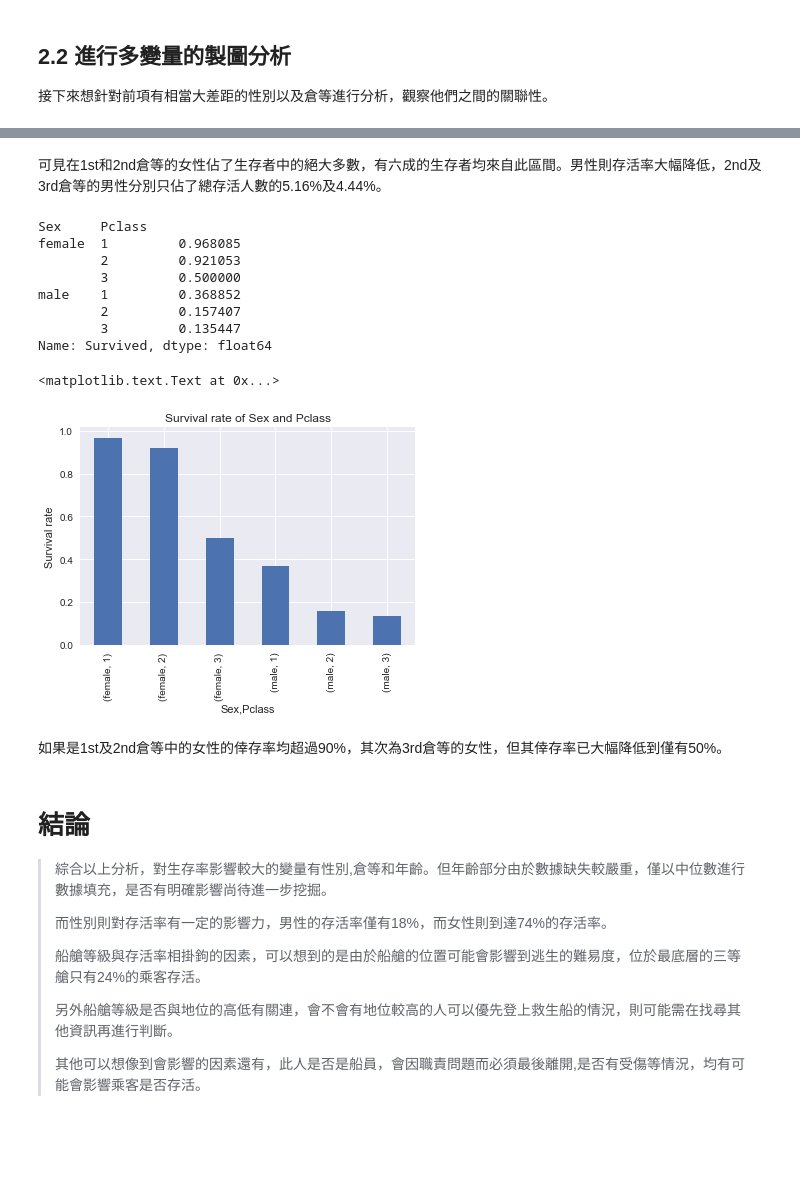
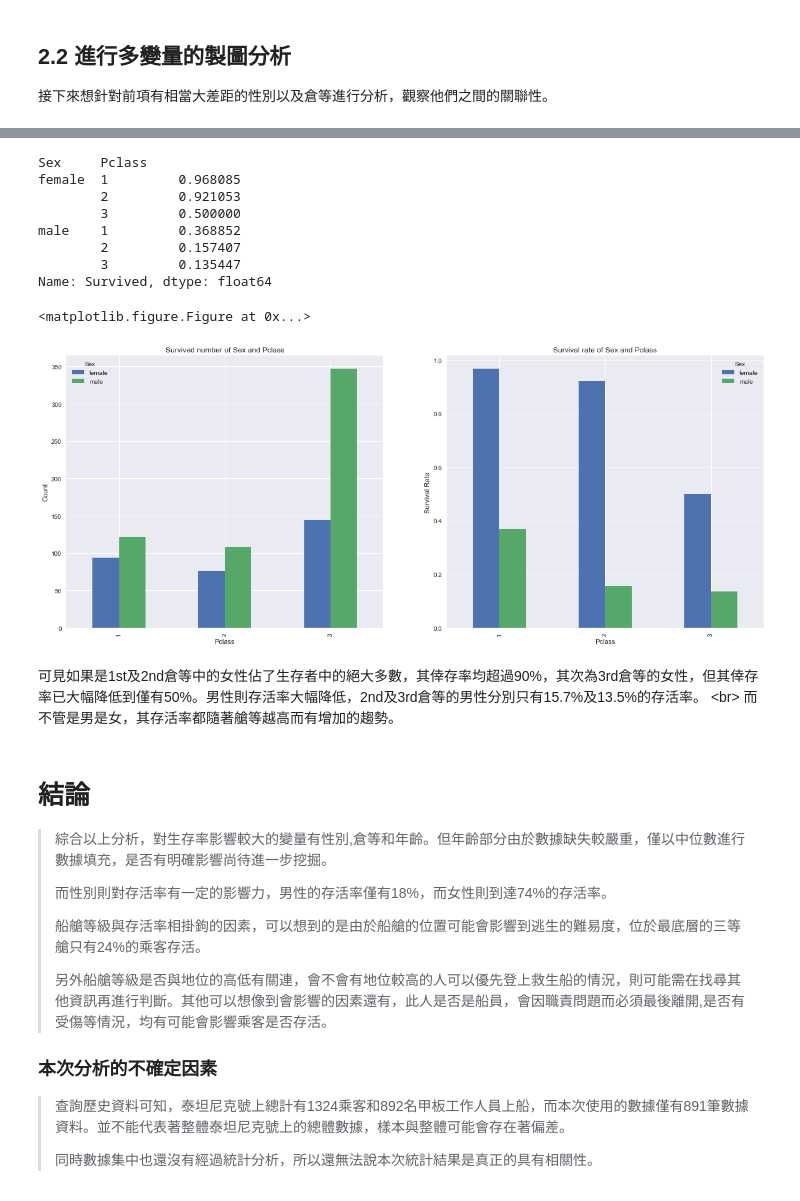
Before and after one commit to shockwave92/NDml-P4, a Jupyter notebook: Titanic_survive.ipynb, the cells around one changed output, grey strips where cells are left out. Drawn from its saved outputs; the diff is of its cells as text; code cells hidden in the pictures; blank space fills up the shorter version.

```diff
--- a/Titanic_survive.ipynb
+++ b/Titanic_survive.ipynb
@@ -247,24 +271,36 @@ plt.legend(labels=group_names,loc='best')
-# %% [markdown]
-可見在1st和2nd倉等的女性佔了生存者中的絕大多數，有六成的生存者均來自此區間。男性則存活率大幅降低，2nd及3rd倉等的男性分別只佔了總存活人數的5.16%及4.44%。
-# %%
-print sp
-sp.sort_values(ascending=False).plot.bar()
-
-plt.title('Survival rate of Sex and Pclass')
-plt.ylabel('Survival rate')
-# %% [output]
-Sex     Pclass
-female  1         0.968085
-        2         0.921053
-        3         0.500000
-male    1         0.368852
-        2         0.157407
-        3         0.135447
-Name: Survived, dtype: float64
-<matplotlib.text.Text at 0x...>
-[figure, removed]
-# %% [markdown]
-如果是1st及2nd倉等中的女性的倖存率均超過90%，其次為3rd倉等的女性，但其倖存率已大幅降低到僅有50%。
+# %%
+print mean_by_group(['Sex','Pclass'],'Survived')
+
+#set figer
+plt.figure(figsize = (14, 5))
+f,(ax1,ax2) = plt.subplots(1, 2)
+f.set_size_inches((20, 8))
+
+#calculate survived number of Sex and Pclass
+count_by_group(['Pclass','Sex'],'PassengerId').unstack().plot(kind = 'bar',ax = ax1)
+ax1.set_title('Survived number of Sex and Pclass')
+ax1.set_ylabel('Count')
+
+#calculate survival rate of Sex and Pclass
+survival_rate_by_group(['Pclass','Sex']).unstack().plot(kind = 'bar', ax = ax2)
+ax2.set_title('Survival rate of Sex and Pclass')
+ax2.set_ylabel('Survival Rate')
+
+plt.show()
+# %% [output]
+Sex     Pclass
+female  1         0.968085
+        2         0.921053
+        3         0.500000
+male    1         0.368852
+        2         0.157407
+        3         0.135447
+Name: Survived, dtype: float64
+<matplotlib.figure.Figure at 0x...>
+[figure, added]
+# %% [markdown]
+可見如果是1st及2nd倉等中的女性佔了生存者中的絕大多數，其倖存率均超過90%，其次為3rd倉等的女性，但其倖存率已大幅降低到僅有50%。男性則存活率大幅降低，2nd及3rd倉等的男性分別只有15.7%及13.5%的存活率。 <br\>
+而不管是男是女，其存活率都隨著艙等越高而有增加的趨勢。
 # %% [markdown]
 # 結論
 >綜合以上分析，對生存率影響較大的變量有性別,倉等和年齡。但年齡部分由於數據缺失較嚴重，僅以中位數進行數據填充，是否有明確影響尚待進一步挖掘。
@@ -273,6 +309,11 @@ Name: Survived, dtype: float64
 >
 >船艙等級與存活率相掛鉤的因素，可以想到的是由於船艙的位置可能會影響到逃生的難易度，位於最底層的三等艙只有24%的乘客存活。
 >
->另外船艙等級是否與地位的高低有關連，會不會有地位較高的人可以優先登上救生船的情況，則可能需在找尋其他資訊再進行判斷。
+>另外船艙等級是否與地位的高低有關連，會不會有地位較高的人可以優先登上救生船的情況，則可能需在找尋其他資訊再進行判斷。其他可以想像到會影響的因素還有，此人是否是船員，會因職責問題而必須最後離開,是否有受傷等情況，均有可能會影響乘客是否存活。
 >
->其他可以想像到會影響的因素還有，此人是否是船員，會因職責問題而必須最後離開,是否有受傷等情況，均有可能會影響乘客是否存活。
+### 本次分析的不確定因素
+>
+>查詢歷史資料可知，泰坦尼克號上總計有1324乘客和892名甲板工作人員上船，而本次使用的數據僅有891筆數據資料。並不能代表著整體泰坦尼克號上的總體數據，樣本與整體可能會存在著偏差。
+>
+>同時數據集中也還沒有經過統計分析，所以還無法說本次統計結果是真正的具有相關性。
+>
```
Also changed, not shown: parts of 12 cells of this notebook, 1 other file.
